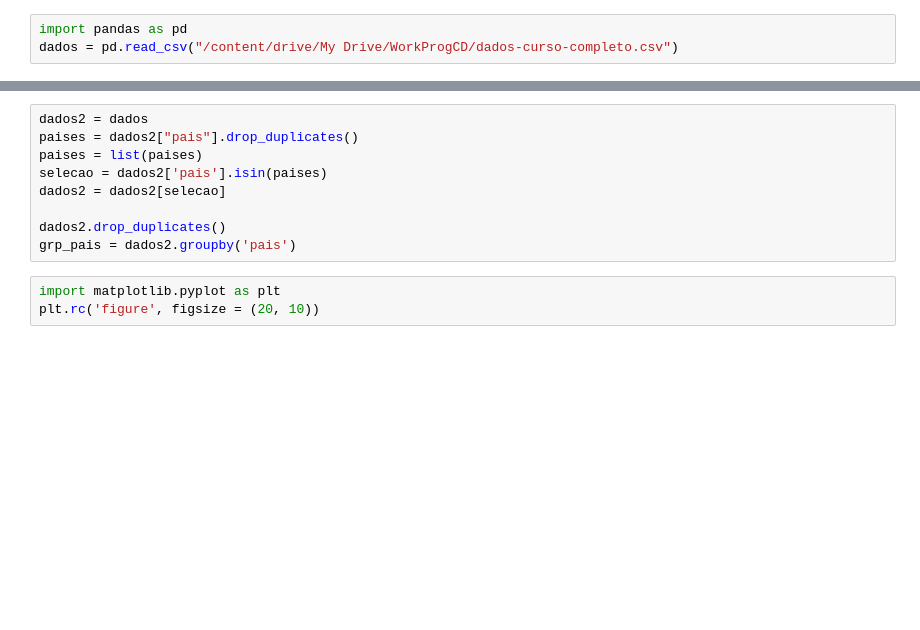
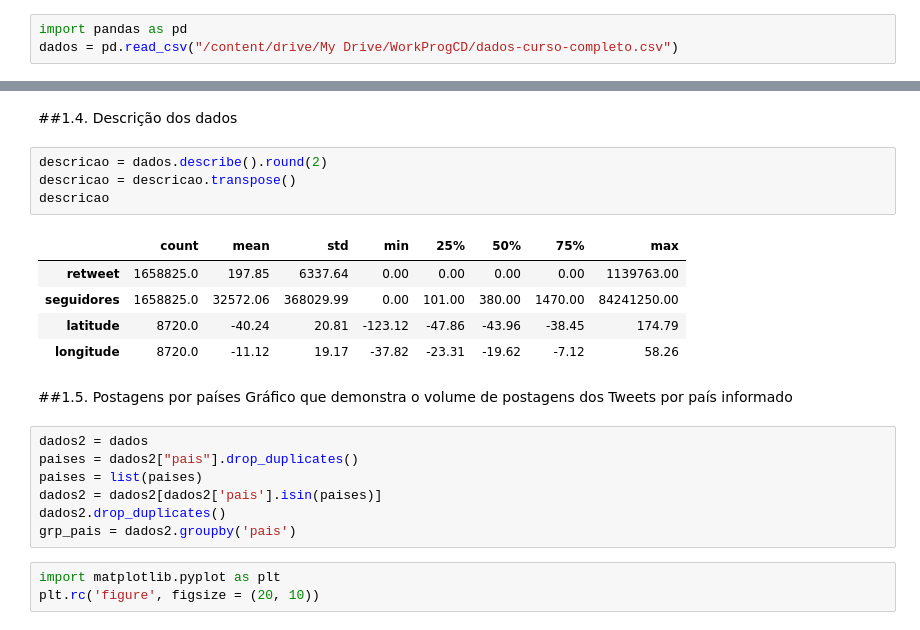
Before and after one commit to albert-melo/ProgCiencia-de-Dados, a Jupyter notebook: WorkProgCienciaDados.ipynb, the cells around one changed output, grey strips where cells are left out. Drawn from its saved outputs; the diff is of its cells as text; blank space fills up the shorter version.

```diff
--- a/WorkProgCienciaDados.ipynb
+++ b/WorkProgCienciaDados.ipynb
@@ -85,10 +80,23 @@ max    1139763.00  84241250.00    174.79      58.26
+# %% [markdown]
+##1.4. Descrição dos dados
+# %%
+descricao = dados.describe().round(2)
+descricao = descricao.transpose()
+descricao
+# %% [output]
+|  | count | mean | std | min | 25% | 50% | 75% | max |
+| retweet | 1658825.0 | 197.85 | 6337.64 | 0.00 | 0.00 | 0.00 | 0.00 | 1139763.00 |
+| seguidores | 1658825.0 | 32572.06 | 368029.99 | 0.00 | 101.00 | 380.00 | 1470.00 | 84241250.00 |
+| latitude | 8720.0 | -40.24 | 20.81 | -123.12 | -47.86 | -43.96 | -38.45 | 174.79 |
+| longitude | 8720.0 | -11.12 | 19.17 | -37.82 | -23.31 | -19.62 | -7.12 | 58.26 |
+# %% [markdown]
+##1.5. Postagens por países
+Gráfico que demonstra o volume de postagens dos Tweets por país informado
 # %%
 dados2 = dados
 paises = dados2["pais"].drop_duplicates()
 paises = list(paises)
-selecao = dados2['pais'].isin(paises)
-dados2 = dados2[selecao]
-
+dados2 = dados2[dados2['pais'].isin(paises)]
 dados2.drop_duplicates()
 grp_pais = dados2.groupby('pais')
 # %%
```
Also changed, not shown: parts of 26 cells of this notebook.
